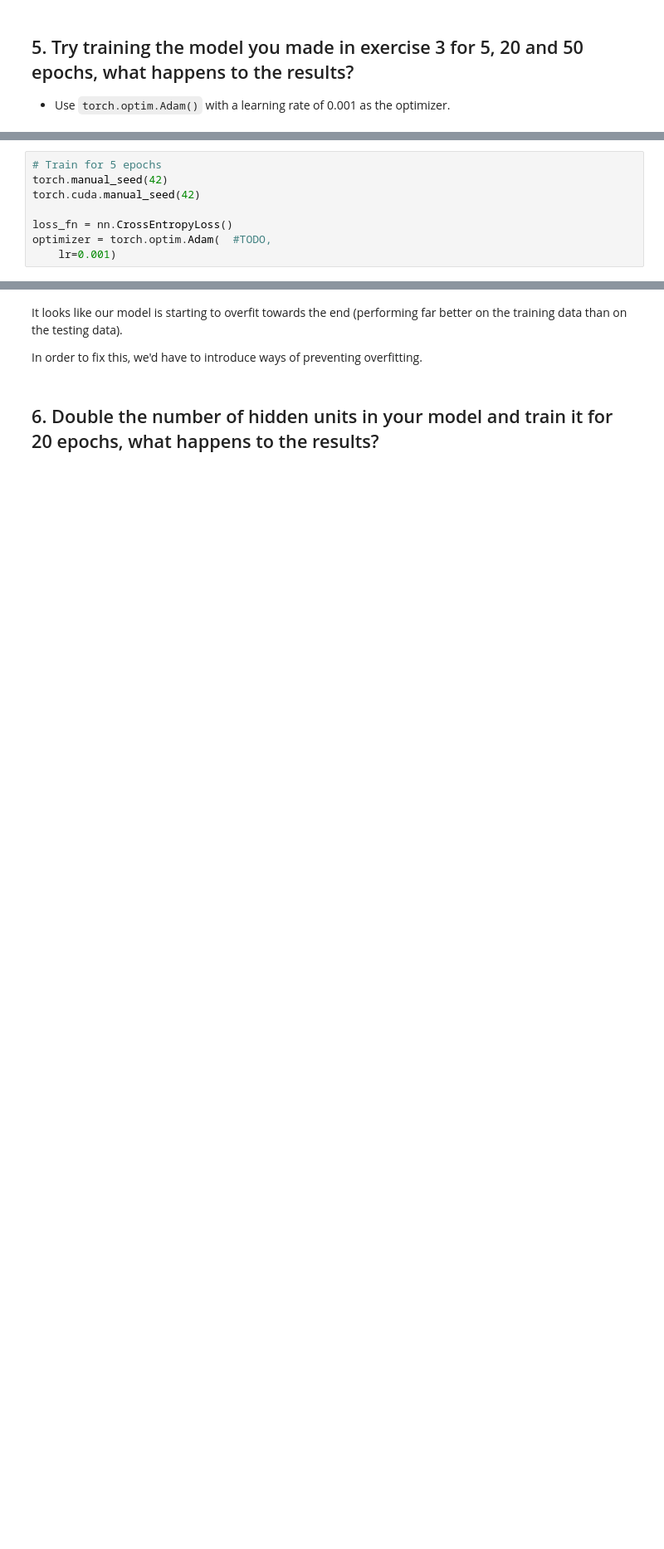
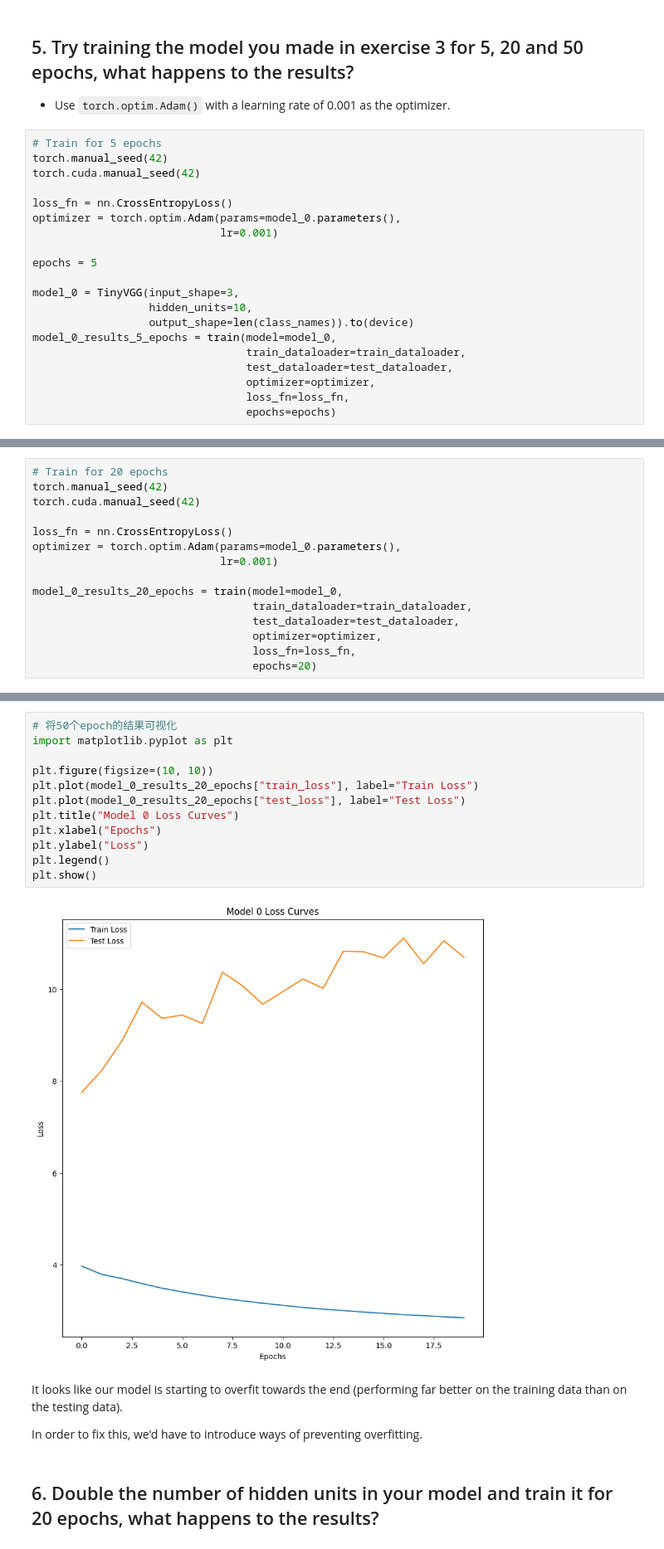
Before and after one commit to Ouzr0107/pytorch_ex, a Jupyter notebook: extras/exercises/04_pytorch_custom_datasets_exercises.ipynb, the cells around one changed output, grey strips where cells are left out. Shown at 83% size. Cells and saved outputs as stored; diff of their text form; blank space fills up the shorter version.

```diff
--- a/extras/exercises/04_pytorch_custom_datasets_exercises.ipynb
+++ b/extras/exercises/04_pytorch_custom_datasets_exercises.ipynb
@@ -244,3 +536,23 @@ def train(model: torch.nn.Module,
 # %% [markdown]
 ## 5. Try training the model you made in exercise 3 for 5, 20 and 50 epochs, what happens to the results?
 * Use `torch.optim.Adam()` with a learning rate of 0.001 as the optimizer.
+# %%
+# Train for 5 epochs
+torch.manual_seed(42)
+torch.cuda.manual_seed(42)
+
+loss_fn = nn.CrossEntropyLoss()
+optimizer = torch.optim.Adam(params=model_0.parameters(),
+                             lr=0.001)
+
+epochs = 5
+
+model_0 = TinyVGG(input_shape=3,
+                  hidden_units=10,
+                  output_shape=len(class_names)).to(device)
+model_0_results_5_epochs = train(model=model_0,
+                                 train_dataloader=train_dataloader,
+                                 test_dataloader=test_dataloader,
+                                 optimizer=optimizer,
+                                 loss_fn=loss_fn,
+                                 epochs=epochs)
@@ -247,8 +565,15 @@ def train(model: torch.nn.Module,
 # %%
-# Train for 5 epochs
+# Train for 20 epochs
 torch.manual_seed(42)
 torch.cuda.manual_seed(42)
 
 loss_fn = nn.CrossEntropyLoss()
-optimizer = torch.optim.Adam(  #TODO,
-    lr=0.001)
+optimizer = torch.optim.Adam(params=model_0.parameters(),
+                             lr=0.001)
+
+model_0_results_20_epochs = train(model=model_0,
+                                  train_dataloader=train_dataloader,
+                                  test_dataloader=test_dataloader,
+                                  optimizer=optimizer,
+                                  loss_fn=loss_fn,
+                                  epochs=20)
@@ -271,3 +634,17 @@ optimizer = torch.optim.Adam(  #TODO,
+# %%
+# 将50个epoch的结果可视化
+import matplotlib.pyplot as plt
+
+plt.figure(figsize=(10, 10))
+plt.plot(model_0_results_20_epochs["train_loss"], label="Train Loss")
+plt.plot(model_0_results_20_epochs["test_loss"], label="Test Loss")
+plt.title("Model 0 Loss Curves")
+plt.xlabel("Epochs")
+plt.ylabel("Loss")
+plt.legend()
+plt.show()
+# %% [output]
+[figure, added]
 # %% [markdown]
 It looks like our model is starting to overfit towards the end (performing far better on the training data than on the testing data).
 
```
Also changed, not shown: parts of 31 cells of this notebook.
